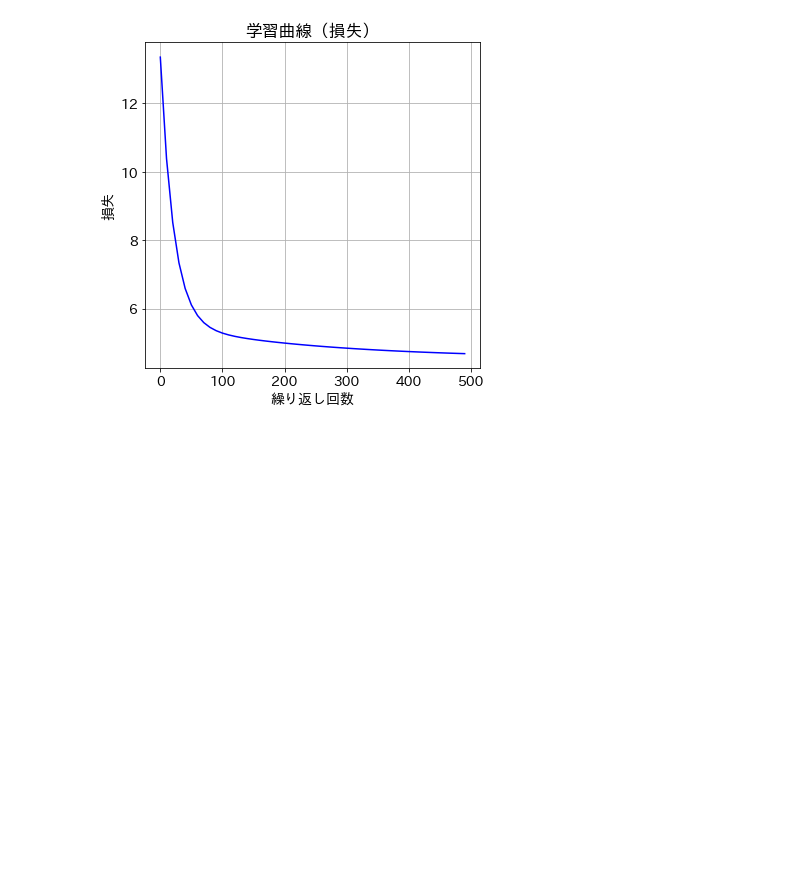
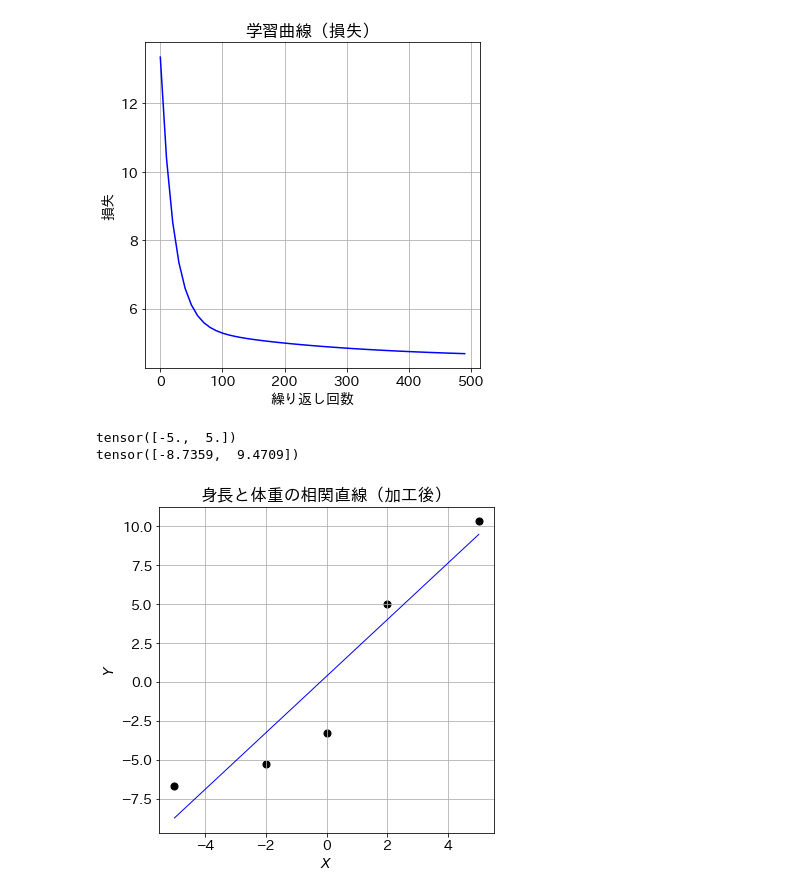
Before and after one commit to newstage75/ML_study, a Jupyter notebook: 最短Pytorch/3章初めての機械学習.ipynb, the cells around one changed output. Drawn from its saved outputs; the diff is of its cells as text; code cells hidden in the pictures; blank space fills up the shorter version.

```diff
--- a/最短Pytorch/3章初めての機械学習.ipynb
+++ b/最短Pytorch/3章初めての機械学習.ipynb
@@ -322,3 +322,27 @@ plt.title('学習曲線（損失）')
 plt.show()
 # %% [output]
 [figure]
+# %%
+# xの範囲を求める(Xrange)
+X_max = X.max()
+X_min = X.min()
+X_range = np.array((X_min, X_max))
+X_range = torch.from_numpy(X_range).float()
+print(X_range)
+
+# 対応するyの予測値を求める
+Y_range = pred(X_range)
+print(Y_range.data)
+# %% [output]
+tensor([-5.,  5.])
+tensor([-8.7359,  9.4709])
+# %%
+#グラフ描画
+plt.scatter(X, Y, c='k', s=50)
+plt.xlabel('$X$')
+plt.ylabel('$Y$')
+plt.plot(X_range.data, Y_range.data, lw=1, c='b')
+plt.title('身長と体重の相関直線（加工後）')
+plt.show()
+# %% [output]
+[figure, added]
```
Also changed, not shown: parts of 1 cell of this notebook.
